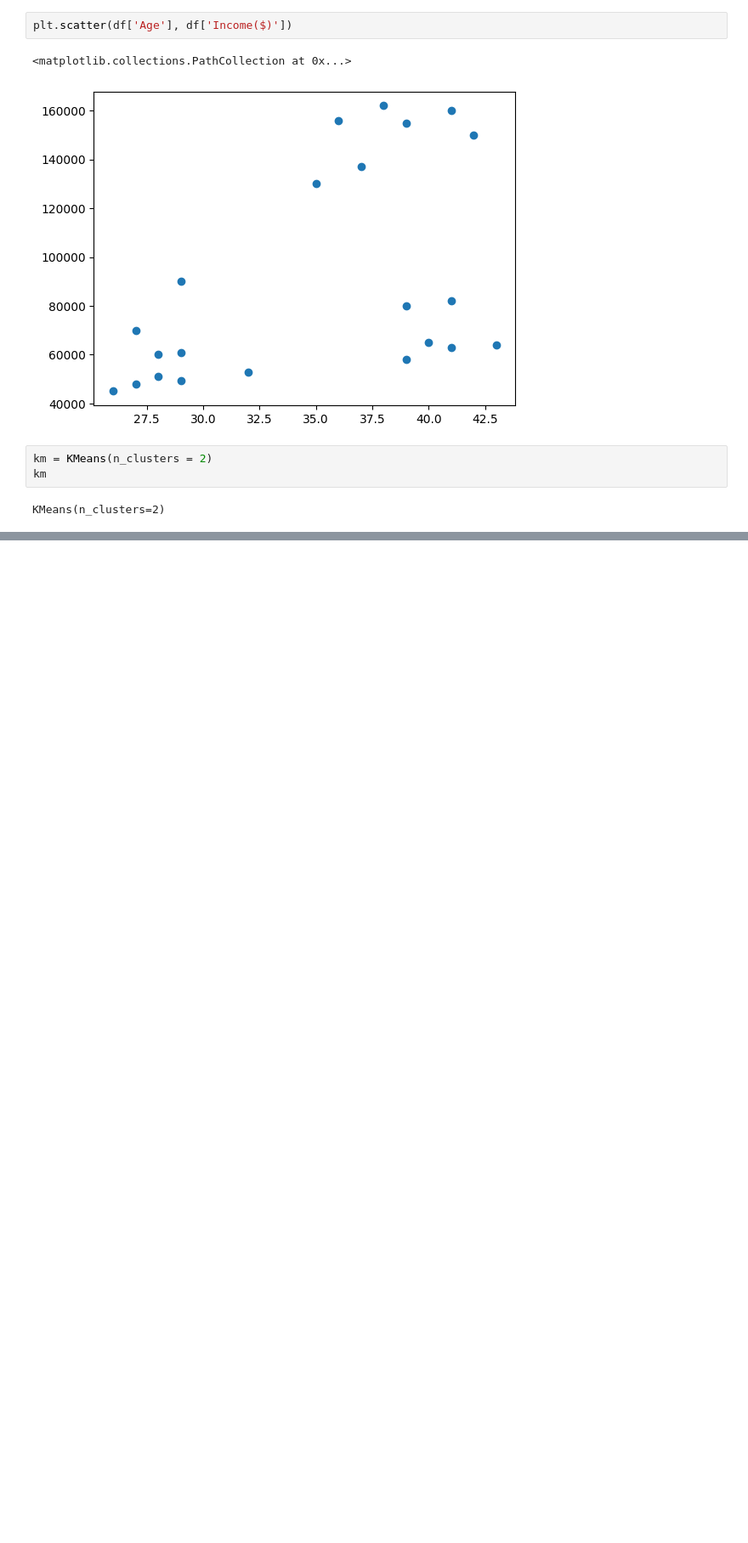
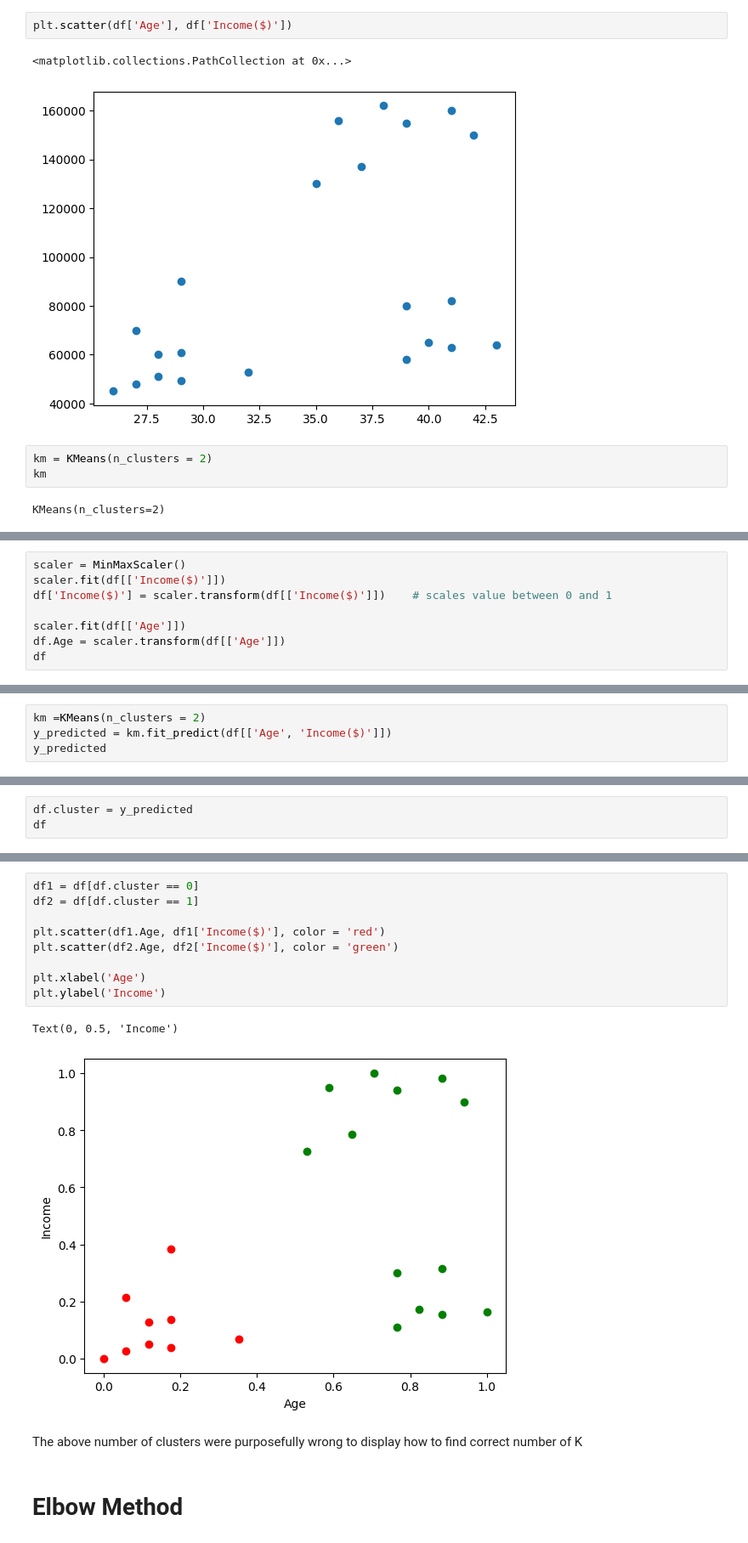
Before and after one commit to VedantTinkhede/ML, a Jupyter notebook: 09-K-Means-Clustering/01-K-Means-Clustering.ipynb, the cells around one changed output, grey strips where cells are left out. Shown at 85% size. Cells and saved outputs as stored; diff of their text form; blank space fills up the shorter version.

Commit message:
K Means Clustering Exercide added

```diff
--- a/09-K-Means-Clustering/01-K-Means-Clustering.ipynb
+++ b/09-K-Means-Clustering/01-K-Means-Clustering.ipynb
@@ -52,0 +53,8 @@ Text(0, 0.5, 'Income')
+# %%
+scaler = MinMaxScaler()
+scaler.fit(df[['Income($)']])
+df['Income($)'] = scaler.transform(df[['Income($)']])    # scales value between 0 and 1
+
+scaler.fit(df[['Age']])
+df.Age = scaler.transform(df[['Age']])
+df
@@ -52,0 +79,4 @@ Text(0, 0.5, 'Income')
+# %%
+km =KMeans(n_clusters = 2)
+y_predicted = km.fit_predict(df[['Age', 'Income($)']])
+y_predicted
@@ -52,0 +85,3 @@ Text(0, 0.5, 'Income')
+# %%
+df.cluster = y_predicted
+df
@@ -52,0 +110,16 @@ Text(0, 0.5, 'Income')
+# %%
+df1 = df[df.cluster == 0]
+df2 = df[df.cluster == 1]
+
+plt.scatter(df1.Age, df1['Income($)'], color = 'red')
+plt.scatter(df2.Age, df2['Income($)'], color = 'green')
+
+plt.xlabel('Age')
+plt.ylabel('Income')
+# %% [output]
+Text(0, 0.5, 'Income')
+[figure, added]
+# %% [markdown]
+The above number of clusters were purposefully wrong to display how to find correct number of K
+# %% [markdown]
+# Elbow Method
```
Also changed, not shown: parts of 13 cells of this notebook, 1 other file.
